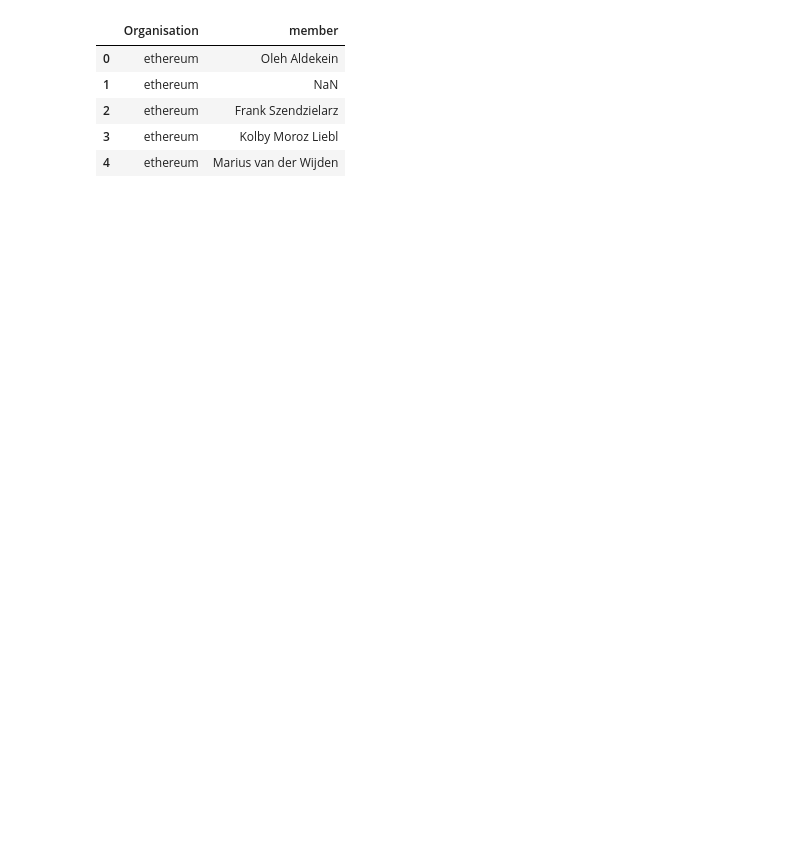
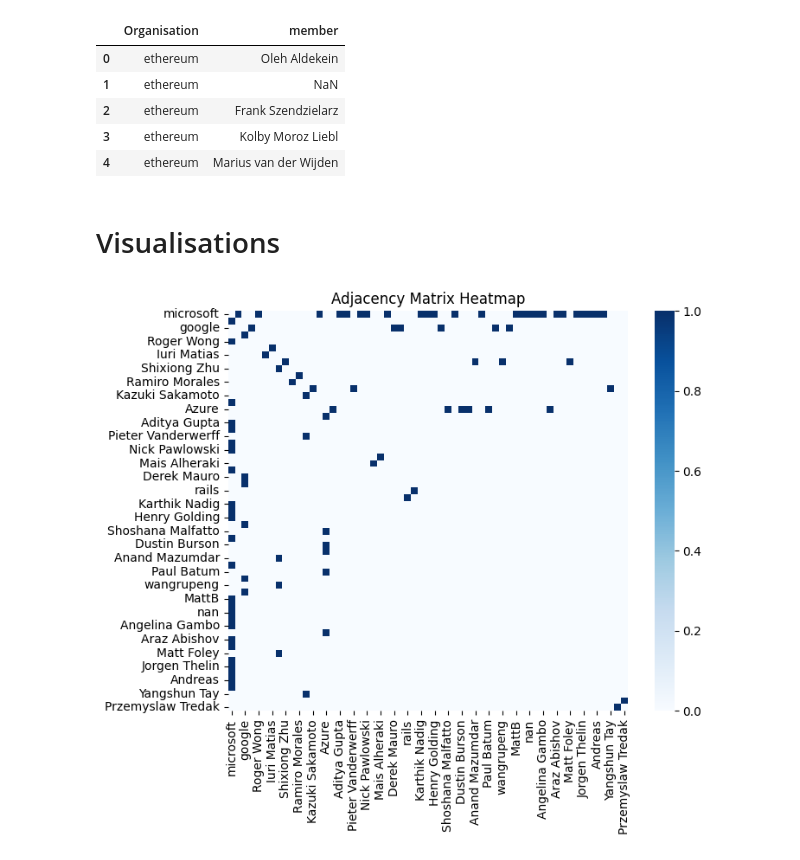
Before and after one commit to WellKnownDedication/Social-Media-Analytics, a Jupyter notebook: src/node parameter calculations/node_calcs.ipynb, the cells around one changed output. Drawn from its saved outputs; the diff is of its cells as text; code cells hidden in the pictures; blank space fills up the shorter version.

```diff
--- a/src/node parameter calculations/node_calcs.ipynb
+++ b/src/node parameter calculations/node_calcs.ipynb
@@ -22,3 +22,15 @@ G = nx.from_pandas_edgelist(df.sample(sample_size, random_state=50), source="Org
+# %% [markdown]
+# Visualisations
+# %%
+nodes = list(G.nodes())
+adj_df = pd.DataFrame(A.toarray(), index=nodes, columns=nodes)
+
+plt.figure(figsize=(8, 6))
+sns.heatmap(adj_df, cmap="Blues", annot=False, square=True, cbar=True)
+plt.title("Adjacency Matrix Heatmap")
+plt.show()
+# %% [output]
+[figure, added]
 # %%
 # Graph plot
 pos_spring = nx.spring_layout(G, k=0.3, iterations=50, seed=11)
```
Also changed, not shown: parts of 7 cells of this notebook.
